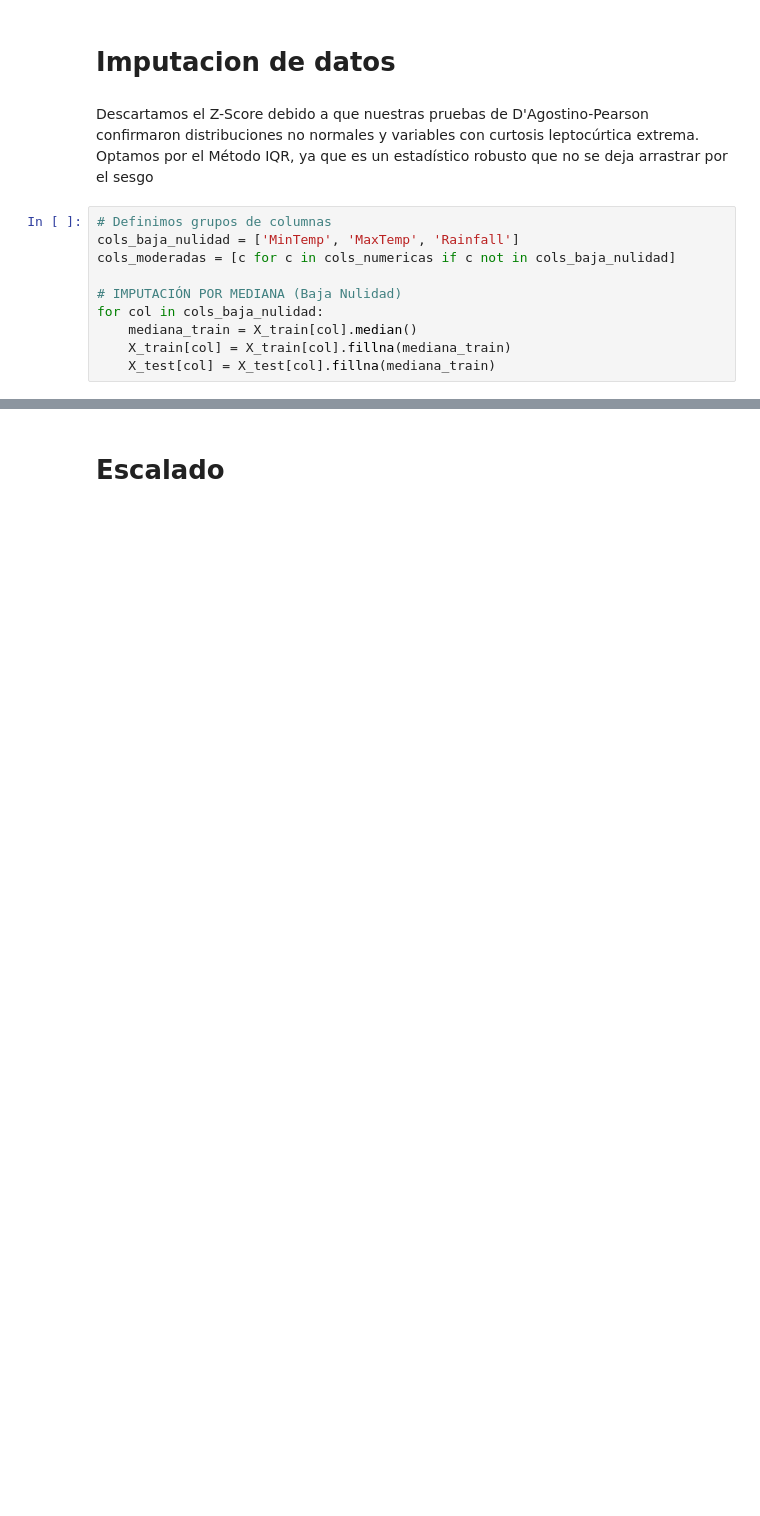
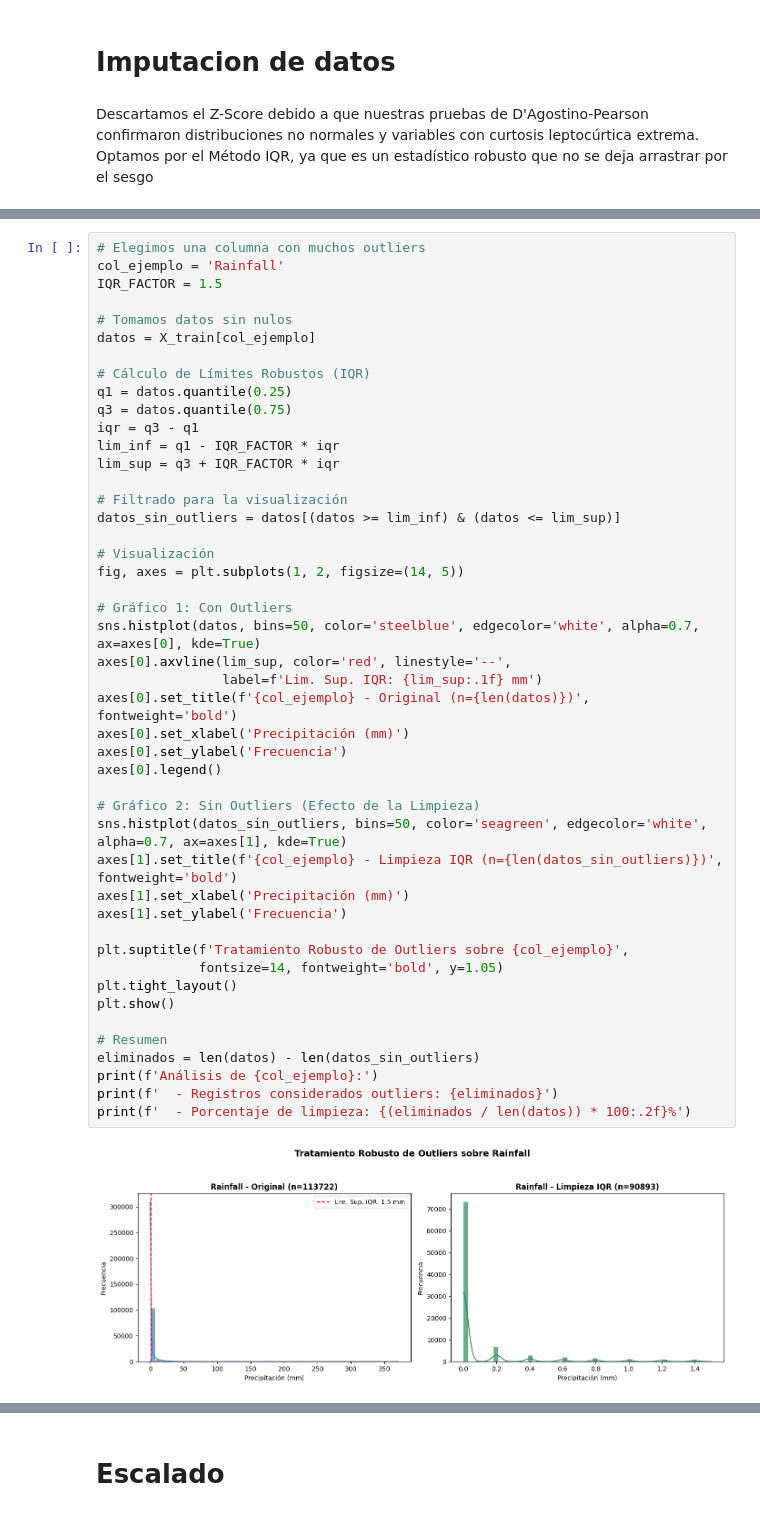
Before and after one commit to programadorarocio/AA1-TUIA-Diez-Duvia-Quispe, a Jupyter notebook: TP-clasificacion-AA1.ipynb, the cells around one changed output, grey strips where cells are left out. Drawn from its saved outputs; the diff is of its cells as text; blank space fills up the shorter version.

Commit message:
limpieza y preprocesamiento terminado

```diff
--- a/TP-clasificacion-AA1.ipynb
+++ b/TP-clasificacion-AA1.ipynb
@@ -1036,13 +1098,3 @@ X_train, X_test, y_train, y_test = train_test_split(X, y, test_size=0.2,
 # Imputacion de datos
 # %% [markdown]
 Descartamos el Z-Score debido a que nuestras pruebas de D'Agostino-Pearson confirmaron distribuciones no normales y variables con curtosis leptocúrtica extrema. Optamos por el Método IQR, ya que es un estadístico robusto que no se deja arrastrar por el sesgo
-# %%
-# Definimos grupos de columnas
-cols_baja_nulidad = ['MinTemp', 'MaxTemp', 'Rainfall']
-cols_moderadas = [c for c in cols_numericas if c not in cols_baja_nulidad]
-
-# IMPUTACIÓN POR MEDIANA (Baja Nulidad)
-for col in cols_baja_nulidad:
-    mediana_train = X_train[col].median()
-    X_train[col] = X_train[col].fillna(mediana_train)
-    X_test[col] = X_test[col].fillna(mediana_train)
@@ -1048,0 +1136,48 @@ for col in cols_baja_nulidad:
+# %%
+# Elegimos una columna con muchos outliers
+col_ejemplo = 'Rainfall'
+IQR_FACTOR = 1.5
+
+# Tomamos datos sin nulos
+datos = X_train[col_ejemplo]
+
+# Cálculo de Límites Robustos (IQR)
+q1 = datos.quantile(0.25)
+q3 = datos.quantile(0.75)
+iqr = q3 - q1
+lim_inf = q1 - IQR_FACTOR * iqr
+lim_sup = q3 + IQR_FACTOR * iqr
+
+# Filtrado para la visualización
+datos_sin_outliers = datos[(datos >= lim_inf) & (datos <= lim_sup)]
+
+# Visualización
+fig, axes = plt.subplots(1, 2, figsize=(14, 5))
+
+# Gráfico 1: Con Outliers
+sns.histplot(datos, bins=50, color='steelblue', edgecolor='white', alpha=0.7, ax=axes[0], kde=True)
+axes[0].axvline(lim_sup, color='red', linestyle='--',
+                label=f'Lim. Sup. IQR: {lim_sup:.1f} mm')
+axes[0].set_title(f'{col_ejemplo} - Original (n={len(datos)})', fontweight='bold')
+axes[0].set_xlabel('Precipitación (mm)')
+axes[0].set_ylabel('Frecuencia')
+axes[0].legend()
+
+# Gráfico 2: Sin Outliers (Efecto de la Limpieza)
+sns.histplot(datos_sin_outliers, bins=50, color='seagreen', edgecolor='white', alpha=0.7, ax=axes[1], kde=True)
+axes[1].set_title(f'{col_ejemplo} - Limpieza IQR (n={len(datos_sin_outliers)})', fontweight='bold')
+axes[1].set_xlabel('Precipitación (mm)')
+axes[1].set_ylabel('Frecuencia')
+
+plt.suptitle(f'Tratamiento Robusto de Outliers sobre {col_ejemplo}',
+             fontsize=14, fontweight='bold', y=1.05)
+plt.tight_layout()
+plt.show()
+
+# Resumen
+eliminados = len(datos) - len(datos_sin_outliers)
+print(f'Análisis de {col_ejemplo}:')
+print(f'  - Registros considerados outliers: {eliminados}')
+print(f'  - Porcentaje de limpieza: {(eliminados / len(datos)) * 100:.2f}%')
+# %% [output]
+[figure, added]
```
Also changed, not shown: parts of 17 cells of this notebook.
